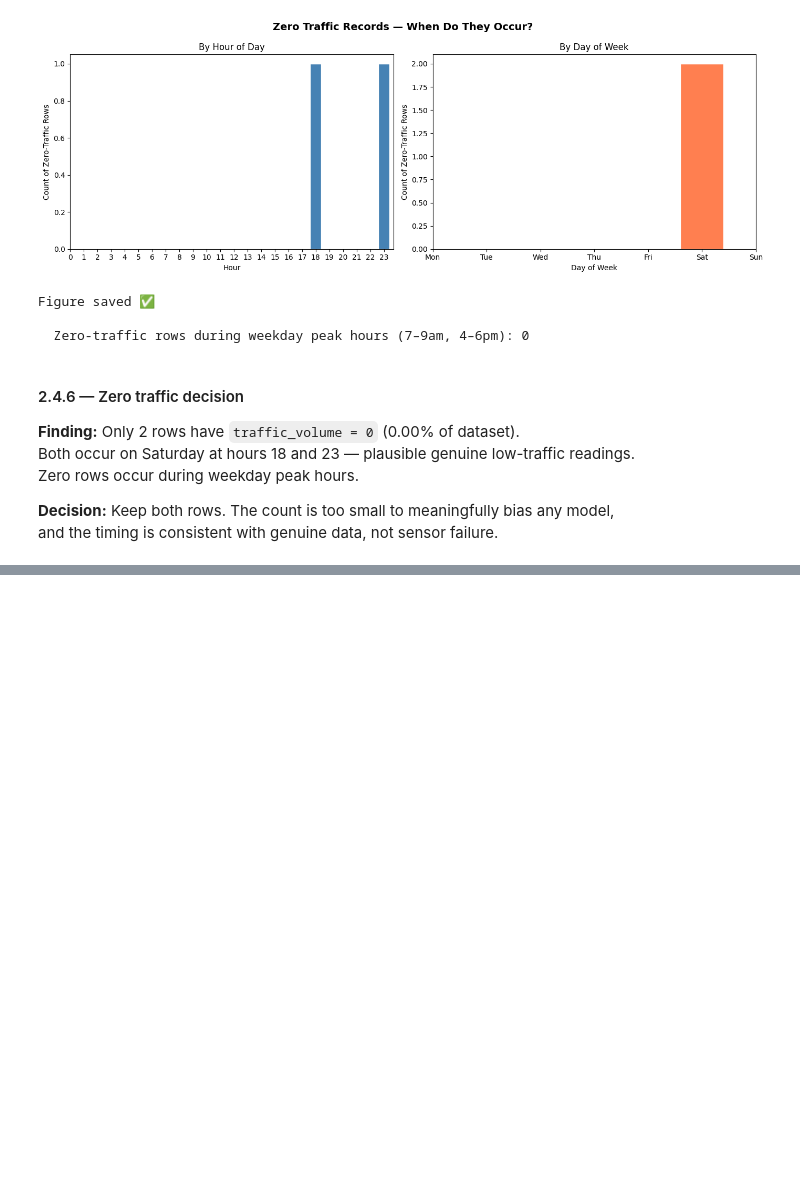
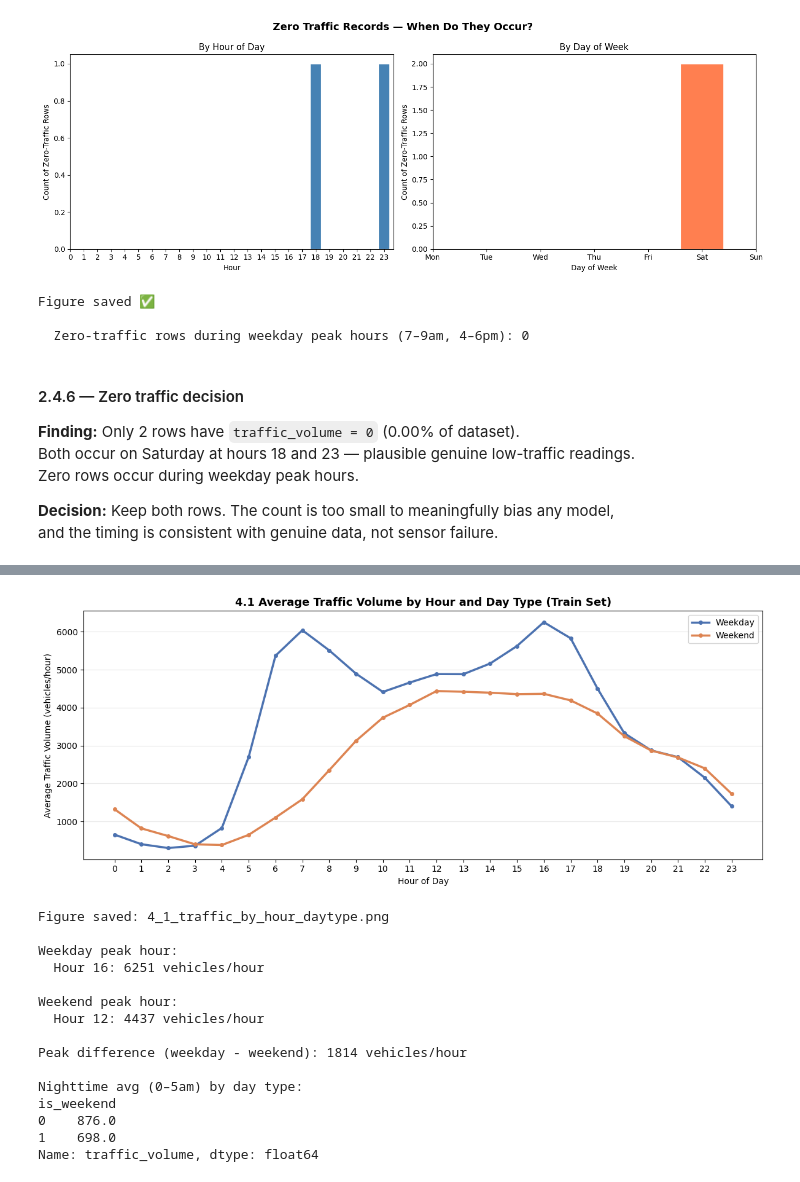
Before and after one commit to AlgorithmicPaws/parcial-modelos-predictivos, a Jupyter notebook: Parcial_metro.ipynb, the cells around one changed output, grey strips where cells are left out. Drawn from its saved outputs; the diff is of its cells as text; code cells hidden in the pictures; blank space fills up the shorter version.

```diff
--- a/Parcial_metro.ipynb
+++ b/Parcial_metro.ipynb
@@ -466,0 +478,17 @@ and the timing is consistent with genuine data, not sensor failure.
+# %%
+# ── 3.1 Train/Test Split ──────────────────────────────────────────────────────
+X = df.drop(columns=[TARGET_COL, "date_time"])
+y = df[TARGET_COL]
+
+X_train, X_test, y_train, y_test = train_test_split(
+    X, y,
+    test_size=TEST_SIZE,
+    random_state=RANDOM_STATE,
+    shuffle=True
+)
+
+print("Split completed.")
+print(f"  X_train : {X_train.shape}")
+print(f"  X_test  : {X_test.shape}")
+print(f"  y_train : {y_train.shape}")
+print(f"  y_test  : {y_test.shape}")
@@ -466,0 +559,59 @@ and the timing is consistent with genuine data, not sensor failure.
+# %%
+# --- 4.1 Traffic volume by hour and day type ---
+train_eda_t = X_train.copy()
+train_eda_t["traffic_volume"] = y_train.values
+
+hourly = train_eda_t.groupby(["hour", "is_weekend"])["traffic_volume"].mean().reset_index()
+weekday = hourly[hourly["is_weekend"] == 0]
+weekend = hourly[hourly["is_weekend"] == 1]
+
+fig, ax = plt.subplots(figsize=(12, 5))
+ax.plot(weekday["hour"], weekday["traffic_volume"], color="#4C72B0",
+        linewidth=2.5, marker="o", markersize=4, label="Weekday")
+ax.plot(weekend["hour"], weekend["traffic_volume"], color="#DD8452",
+        linewidth=2.5, marker="o", markersize=4, label="Weekend")
+
+ax.set_title("4.1 Average Traffic Volume by Hour and Day Type (Train Set)",
+             fontsize=13, fontweight="bold")
+ax.set_xlabel("Hour of Day")
+ax.set_ylabel("Average Traffic Volume (vehicles/hour)")
+ax.set_xticks(range(0, 24))
+ax.legend()
+ax.grid(axis="y", alpha=0.3)
+
+plt.tight_layout()
+plt.savefig("/content/figures_traffic/4_1_traffic_by_hour_daytype.png", dpi=150, bbox_inches="tight")
+plt.show()
+print("Figure saved: 4_1_traffic_by_hour_daytype.png")
+
+# Print peak values
+print("\nWeekday peak hour:")
+peak_wd = weekday.loc[weekday["traffic_volume"].idxmax()]
+print(f"  Hour {int(peak_wd['hour'])}: {peak_wd['traffic_volume']:.0f} vehicles/hour")
+
+print("\nWeekend peak hour:")
+peak_we = weekend.loc[weekend["traffic_volume"].idxmax()]
+print(f"  Hour {int(peak_we['hour'])}: {peak_we['traffic_volume']:.0f} vehicles/hour")
+
+print(f"\nPeak difference (weekday - weekend): "
+      f"{peak_wd['traffic_volume'] - peak_we['traffic_volume']:.0f} vehicles/hour")
+
+print("\nNighttime avg (0–5am) by day type:")
+print(hourly[hourly["hour"] <= 5].groupby("is_weekend")["traffic_volume"].mean().round(0))
+# %% [output]
+[figure, added]
+Figure saved: 4_1_traffic_by_hour_daytype.png
+
+Weekday peak hour:
+  Hour 16: 6251 vehicles/hour
+
+Weekend peak hour:
+  Hour 12: 4437 vehicles/hour
+
+Peak difference (weekday - weekend): 1814 vehicles/hour
+
+Nighttime avg (0–5am) by day type:
+is_weekend
+0    876.0
+1    698.0
+Name: traffic_volume, dtype: float64
```
Also changed, not shown: parts of 14 cells of this notebook, 1 other file.
